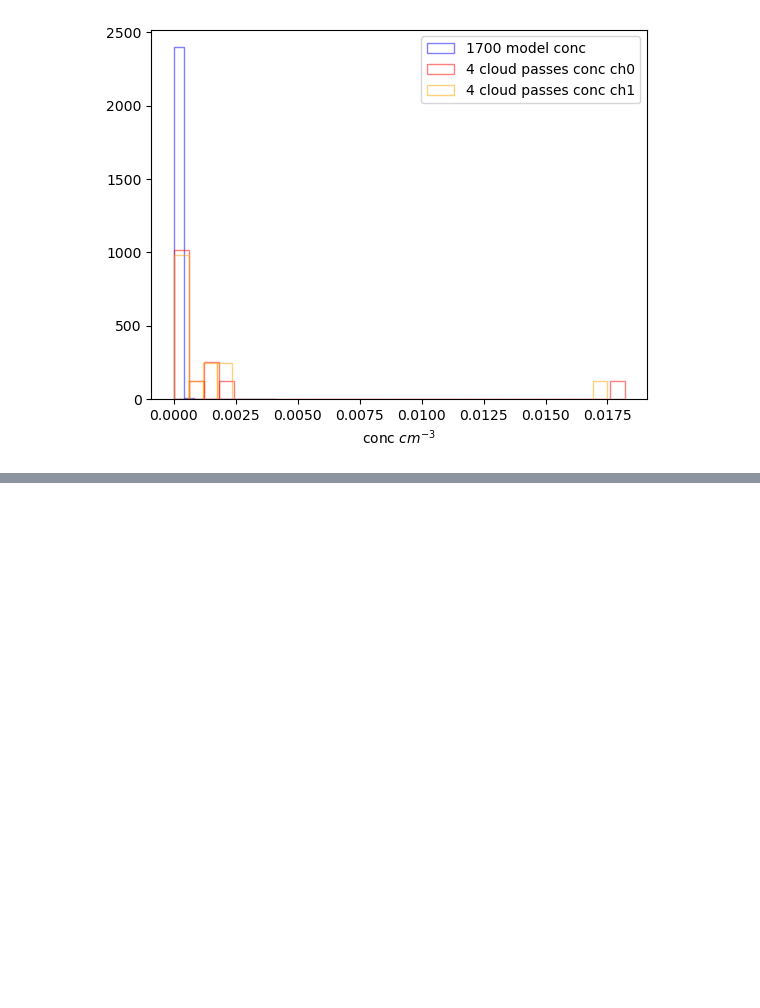
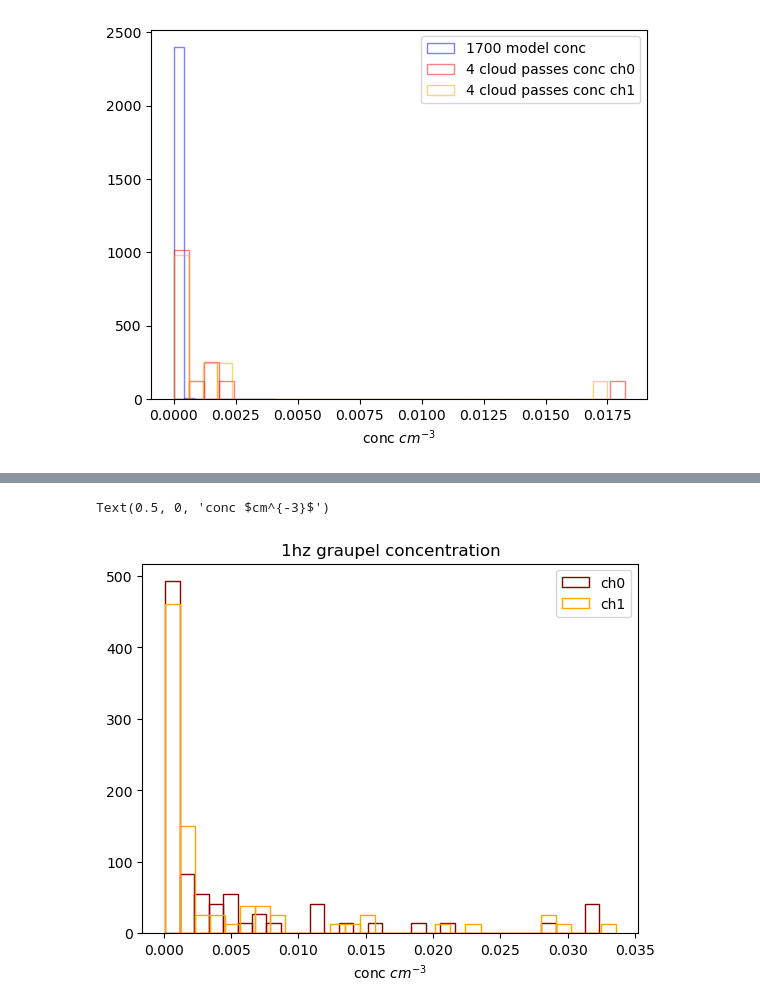
Before and after one commit to ezriri/shes_a_model, a Jupyter notebook: messy_unrisk_workshop.ipynb, the cells around one changed output, grey strips where cells are left out. Saved outputs shown, nothing was run; the diff lists cells and outputs as text; code cells hidden in the pictures; blank space fills up the shorter version.

```diff
--- a/messy_unrisk_workshop.ipynb
+++ b/messy_unrisk_workshop.ipynb
@@ -887,0 +1509,45 @@ Text(0.5, 0, 'conc $cm^{-3}$')
+# %%
+# make a histogram plot of graupel concentration (using simplest code possible) (no need to subset yet?)<
+
+## need to pull out only graupel images -> 'CP'
+ch0_graupel = ch0_specif_pass[ch0_specif_pass['habit'] == 'CP']
+ch1_graupel = ch1_specif_pass[ch1_specif_pass['habit'] == 'CP']
+
+
+# for normal concentration, we need the total per second (i.e. not per bin width)
+def sum_second(df):
+    sec_list = df['second'].unique()
+    new_row = []
+    for second in sec_list:
+        sec_df = df[df['second'] == second]
+        mean_values = sec_df[['LWC', 'IWC', 'w', 'pres', 'alt', 'temp']].mean()
+        sum_values = sec_df[['conc', 'dNdd']].sum()
+        new_row.append({'second': second,
+                        'habit': sec_df.iloc[0]['habit'],
+                        'conc': sum_values['conc'],
+                        'dNdd': sum_values['dNdd'],
+                        'LWC': mean_values['LWC'],
+                        'IWC': mean_values['IWC'],
+                        'w': mean_values['w'],
+                        'pres': mean_values['pres'],
+                        'alt': mean_values['alt'],
+                        'temp': mean_values['temp']})
+    new_df = pd.DataFrame(new_row)
+    return new_df
+
+ch0_graupel_sec = sum_second(ch0_graupel)
+ch1_graupel_sec = sum_second(ch1_graupel)
+
+### now just quick plot of the concentrations
+plt.hist(ch0_graupel_sec['conc'], bins=30,
+        edgecolor='darkred', facecolor='none',label='ch0', density=True)
+
+plt.hist(ch1_graupel_sec['conc'], bins=30,
+        edgecolor='orange', facecolor='none',label='ch1', density=True)
+
+plt.title('1hz graupel concentration')
+plt.legend()
+plt.xlabel('conc $cm^{-3}$')
+# %% [output]
+Text(0.5, 0, 'conc $cm^{-3}$')
+[figure, added]
```
Also changed, not shown: parts of 35 cells of this notebook, 17 other files.
